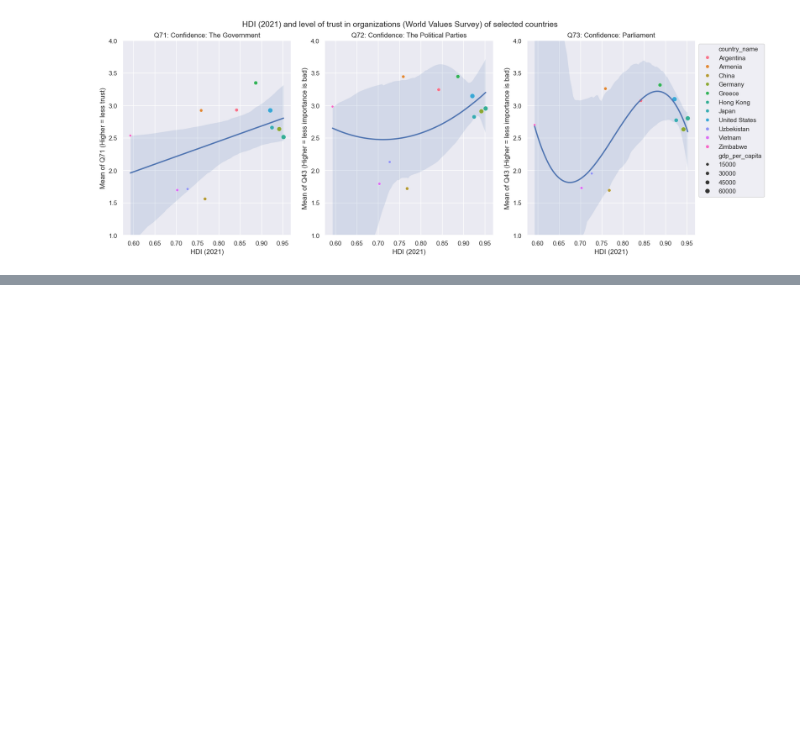
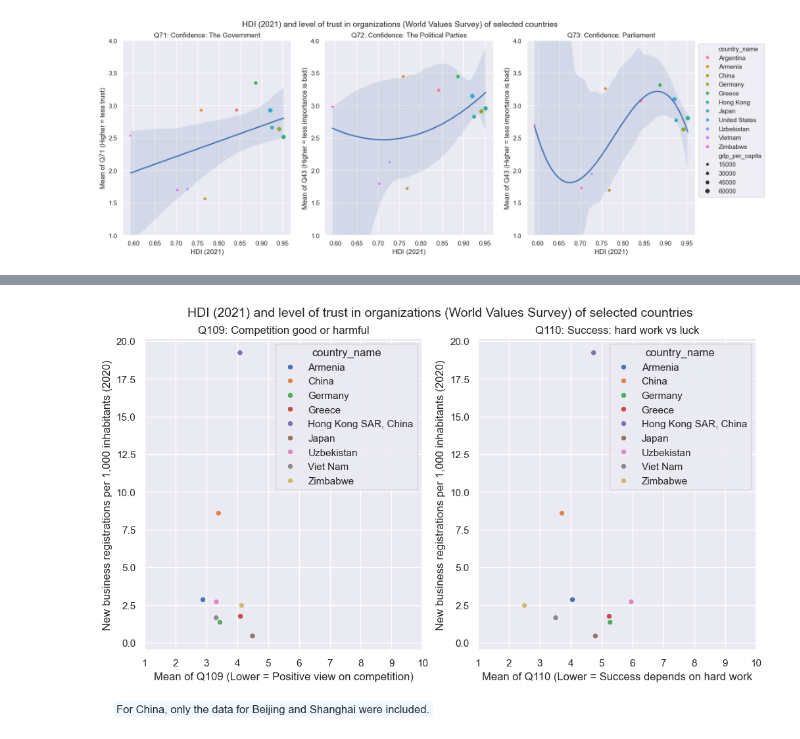
Before and after one commit to newjonny/world-values-survey-pandas-notebook, a Jupyter notebook: analysis.ipynb, the cells around one changed output, grey strips where cells are left out. Drawn from its saved outputs; the diff is of its cells as text; code cells hidden in the pictures; blank space fills up the shorter version.

Commit message:
new business registrations

```diff
--- a/analysis.ipynb
+++ b/analysis.ipynb
@@ -648,0 +757,3 @@ Next step: evalute R^2-values for each plot to see whether there's an actual cor
+# %%
+new_business_df.dropna(axis=0, inplace=True)
+new_business_df.info()
@@ -648,0 +771,4 @@ Next step: evalute R^2-values for each plot to see whether there's an actual cor
+# %%
+# Select data for the countries we are interested in
+new_business_df = new_business_df.loc[new_business_df["country_iso"].isin(selected_countries), :]
+new_business_df
@@ -648,0 +786,5 @@ Next step: evalute R^2-values for each plot to see whether there's an actual cor
+# %%
+new_business_df.set_index(keys="country_iso", inplace=True)
+new_business_analysis_df = new_business_df.join(q109_description_df, on="country_iso")
+new_business_analysis_df = new_business_analysis_df.join(q110_description_df, on="country_iso", rsuffix="_q110")
+new_business_analysis_df
@@ -648,0 +803,46 @@ Next step: evalute R^2-values for each plot to see whether there's an actual cor
+# %%
+# Get unique values for hue because just using hue="country_name" will show all possible categeorical values,
+# even though economy_analysis_df["country_name"].describe() shows it only has 11 unique values...
+unique_country_names = new_business_analysis_df["country_name"].unique()
+
+fig, axs = plt.subplots(1,2, figsize=(12,6))
+
+q109_plot = sns.scatterplot(x="mean",
+            y="new_businesses_per_1000_inhabitants_2020",
+            hue="country_name",
+            hue_order=unique_country_names,
+            ax=axs[0],
+            data=new_business_analysis_df
+)
+q109_plot.set_xlim(left=1, right=10)
+q109_plot.set_xlabel("Mean of Q109 (Lower = Positive view on competition)")
+q109_plot.set_ylabel("New business registrations per 1,000 inhabitants (2020)")
+q109_plot.set_title("Q109: Competition good or harmful")
+
+q110_plot = sns.scatterplot(x="mean_q110",
+            y="new_businesses_per_1000_inhabitants_2020",
+            hue="country_name",
+            hue_order=unique_country_names,
+            ax=axs[1],
+            data=new_business_analysis_df
+)
+q110_plot.set_xlim(left=1, right=10)
+q110_plot.set_xlabel("Mean of Q110 (Lower = Success depends on hard work")
+q110_plot.set_ylabel("New business registrations per 1,000 inhabitants (2020)")
+q110_plot.set_title("Q110: Success: hard work vs luck")
+
+fig.suptitle("HDI (2021) and level of trust in organizations (World Values Survey) of selected countries", fontsize=14)
+fig.subplots_adjust(top=0.9)
+
+note = "For China, only the data for Beijing and Shanghai were included."
+
+axs[0].annotate(
+    note,
+    xy=(-0.1, -0.2),
+    xycoords="axes fraction",
+    bbox=dict(boxstyle="round,pad=0.3", facecolor="aliceblue")
+)
+
+plt.show()
+# %% [output]
+[figure, added]
```
Also changed, not shown: parts of 37 cells of this notebook, 6 other files.
